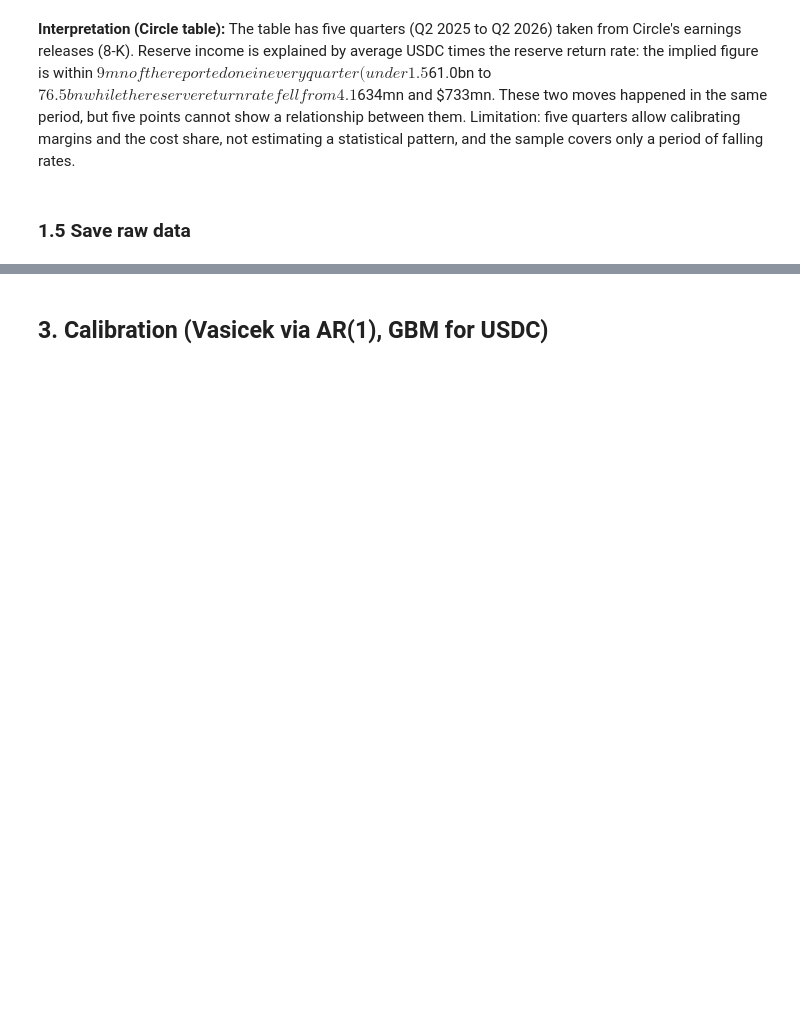
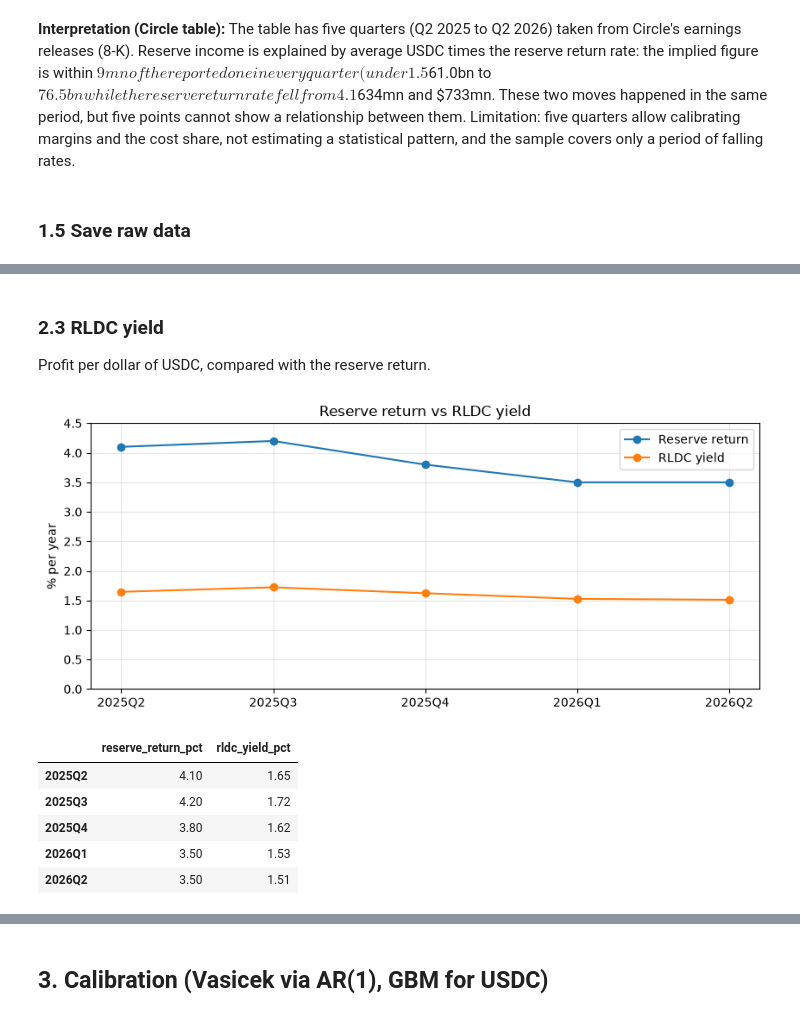
Before and after one commit to ChristopheAbelem/circle-valuation, a Jupyter notebook: notebooks/circle_valuation.ipynb, the cells around one changed output, grey strips where cells are left out. Drawn from its saved outputs; the diff is of its cells as text; code cells hidden in the pictures; blank space fills up the shorter version.

```diff
--- a/notebooks/circle_valuation.ipynb
+++ b/notebooks/circle_valuation.ipynb
@@ -215,0 +237,26 @@ uq[["implied_return_pct", "reserve_return_pct", "dist_share", "other_revenue", "
+# %% [markdown]
+### 2.3 RLDC yield
+Profit per dollar of USDC, compared with the reserve return.
+# %%
+uq["rldc_yield_pct"] = uq["rldc"] * 4 / (uq["avg_usdc_bn"] * 1e3) * 100  # annualised RLDC per $ of average USDC
+
+fig, ax = plt.subplots()
+x = uq.index.astype(str)
+ax.plot(x, uq["reserve_return_pct"], marker="o", label="Reserve return")
+ax.plot(x, uq["rldc_yield_pct"], marker="o", label="RLDC yield")
+ax.set_ylim(0, 4.5)
+ax.set_ylabel("% per year")
+ax.set_title("Reserve return vs RLDC yield")
+ax.grid(alpha=0.3)
+ax.legend()
+plt.show()
+
+uq[["reserve_return_pct", "rldc_yield_pct"]]
+# %% [output]
+[figure, added]
+|  | reserve_return_pct | rldc_yield_pct |
+| 2025Q2 | 4.10 | 1.65 |
+| 2025Q3 | 4.20 | 1.72 |
+| 2025Q4 | 3.80 | 1.62 |
+| 2026Q1 | 3.50 | 1.53 |
+| 2026Q2 | 3.50 | 1.51 |
```
Also changed, not shown: parts of 12 cells of this notebook, 3 other files.
